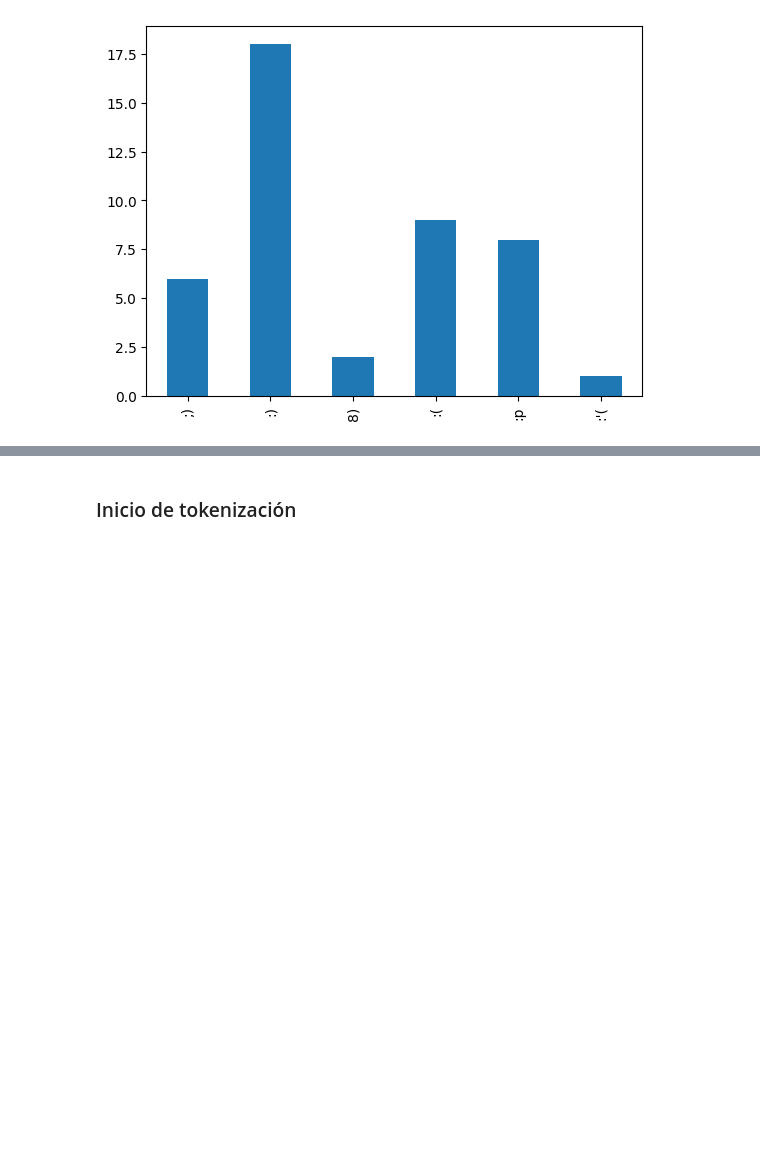
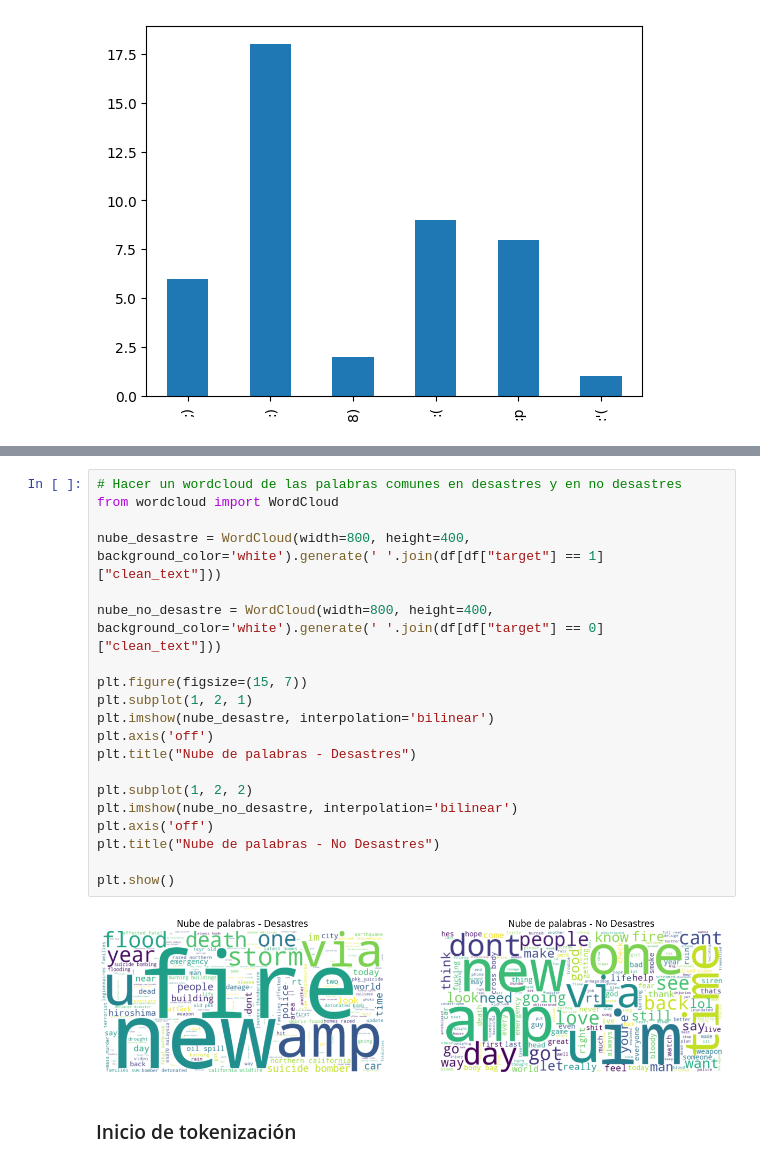
Before and after one commit to SebasJuarez/DS-Collection, a Jupyter notebook: TextMining.ipynb, the cells around one changed output, grey strips where cells are left out. Cells and saved outputs as stored; diff of their text form; blank space fills up the shorter version.

```diff
--- a/TextMining.ipynb
+++ b/TextMining.ipynb
@@ -111,3 +141,25 @@ df["emoticons"].apply(lambda x: pd.Series(1, index=x)).fillna(0).sum().plot(kind
+# %%
+# Hacer un wordcloud de las palabras comunes en desastres y en no desastres
+from wordcloud import WordCloud
+
+nube_desastre = WordCloud(width=800, height=400, background_color='white').generate(' '.join(df[df["target"] == 1]["clean_text"]))
+
+nube_no_desastre = WordCloud(width=800, height=400, background_color='white').generate(' '.join(df[df["target"] == 0]["clean_text"]))
+
+plt.figure(figsize=(15, 7))
+plt.subplot(1, 2, 1)
+plt.imshow(nube_desastre, interpolation='bilinear')
+plt.axis('off')
+plt.title("Nube de palabras - Desastres")
+
+plt.subplot(1, 2, 2)
+plt.imshow(nube_no_desastre, interpolation='bilinear')
+plt.axis('off')
+plt.title("Nube de palabras - No Desastres")
+
+plt.show()
+# %% [output]
+[figure, added]
 # %% [markdown]
 ### Inicio de tokenización
 # %%
```
Also changed, not shown: parts of 2 cells of this notebook.
